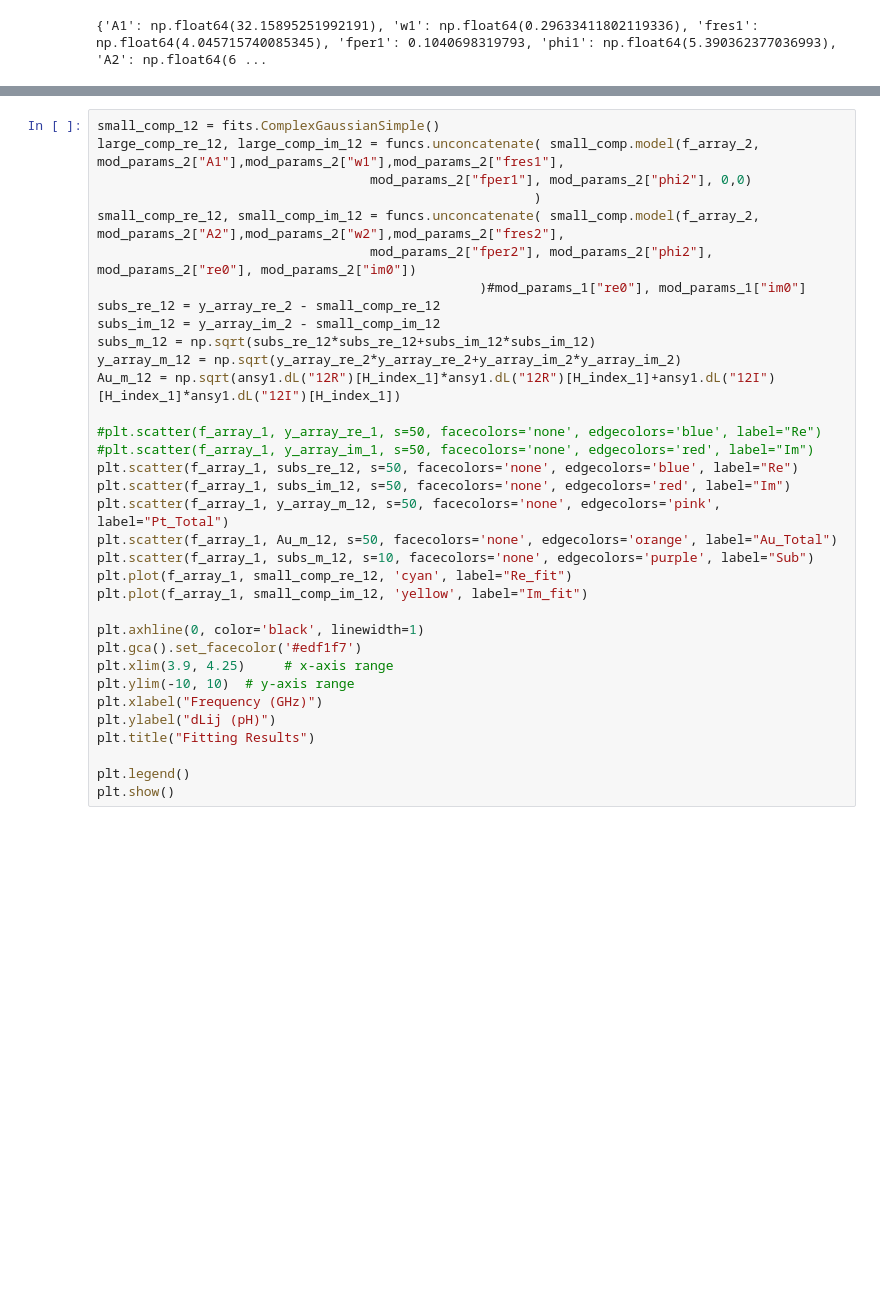
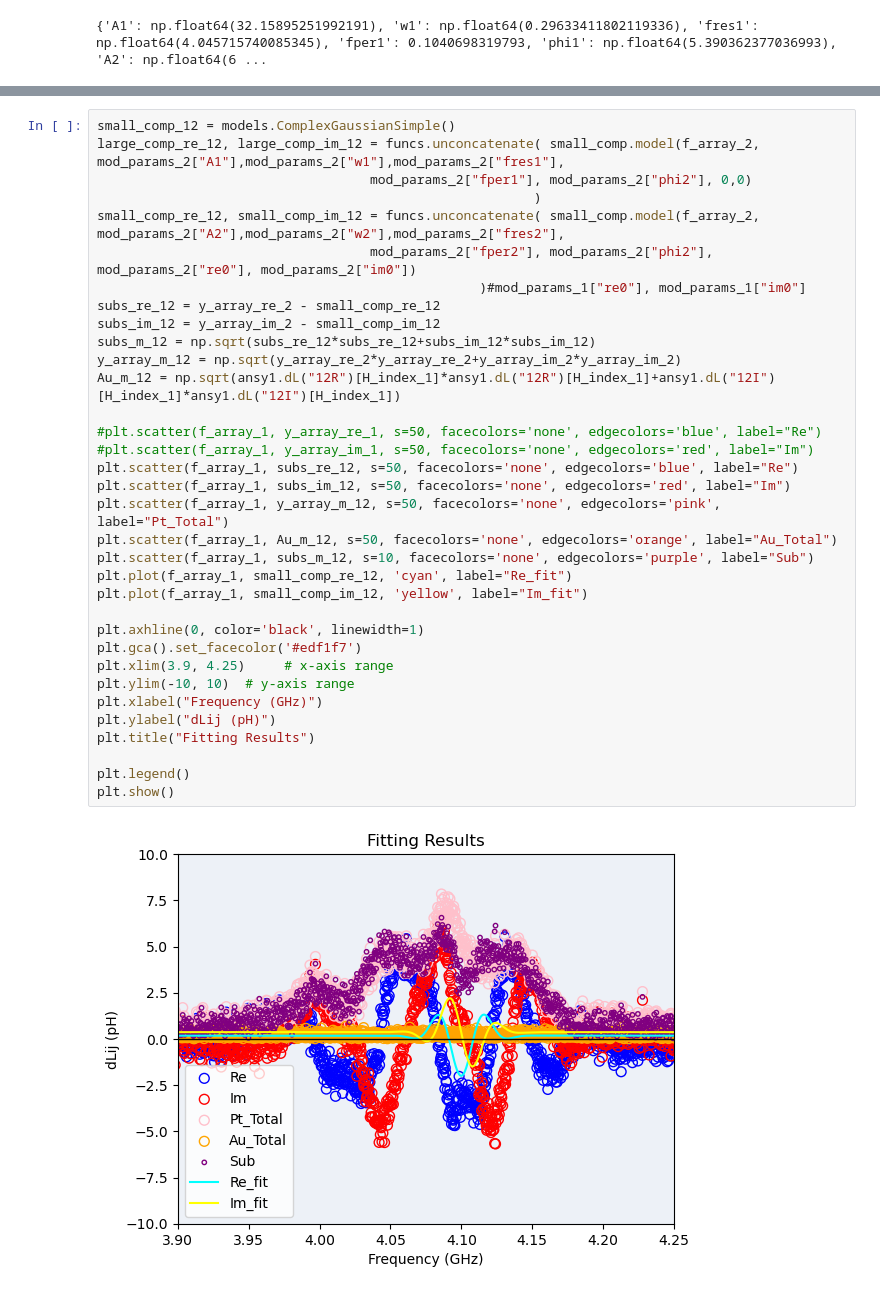
Before and after one commit to FenHarel95/VNA_analysis, a Jupyter notebook: vFZU/Fitting_FMR_lorentzian_vFZU.ipynb, the cells around one changed output, grey strips where cells are left out. Saved outputs shown, nothing was run; the diff lists cells and outputs as text; blank space fills up the shorter version.

```diff
--- a/vFZU/Fitting_FMR_lorentzian_vFZU.ipynb
+++ b/vFZU/Fitting_FMR_lorentzian_vFZU.ipynb
@@ -301,37 +355,39 @@ mod_params_2 = fitter_2.manipulator_fit(max_variation, step)
 # %%
-small_comp_12 = fits.ComplexGaussianSimple()
+small_comp_12 = models.ComplexGaussianSimple()
 large_comp_re_12, large_comp_im_12 = funcs.unconcatenate( small_comp.model(f_array_2, mod_params_2["A1"],mod_params_2["w1"],mod_params_2["fres1"],
                                    mod_params_2["fper1"], mod_params_2["phi2"], 0,0)
                                                         )
 small_comp_re_12, small_comp_im_12 = funcs.unconcatenate( small_comp.model(f_array_2, mod_params_2["A2"],mod_params_2["w2"],mod_params_2["fres2"],
                                    mod_params_2["fper2"], mod_params_2["phi2"], mod_params_2["re0"], mod_params_2["im0"])
                                                  )#mod_params_1["re0"], mod_params_1["im0"]
 subs_re_12 = y_array_re_2 - small_comp_re_12
 subs_im_12 = y_array_im_2 - small_comp_im_12
 subs_m_12 = np.sqrt(subs_re_12*subs_re_12+subs_im_12*subs_im_12)
 y_array_m_12 = np.sqrt(y_array_re_2*y_array_re_2+y_array_im_2*y_array_im_2)
 Au_m_12 = np.sqrt(ansy1.dL("12R")[H_index_1]*ansy1.dL("12R")[H_index_1]+ansy1.dL("12I")[H_index_1]*ansy1.dL("12I")[H_index_1])
 
 #plt.scatter(f_array_1, y_array_re_1, s=50, facecolors='none', edgecolors='blue', label="Re")
 #plt.scatter(f_array_1, y_array_im_1, s=50, facecolors='none', edgecolors='red', label="Im")
 plt.scatter(f_array_1, subs_re_12, s=50, facecolors='none', edgecolors='blue', label="Re")
 plt.scatter(f_array_1, subs_im_12, s=50, facecolors='none', edgecolors='red', label="Im")
 plt.scatter(f_array_1, y_array_m_12, s=50, facecolors='none', edgecolors='pink', label="Pt_Total")
 plt.scatter(f_array_1, Au_m_12, s=50, facecolors='none', edgecolors='orange', label="Au_Total")
 plt.scatter(f_array_1, subs_m_12, s=10, facecolors='none', edgecolors='purple', label="Sub")
 plt.plot(f_array_1, small_comp_re_12, 'cyan', label="Re_fit")
 plt.plot(f_array_1, small_comp_im_12, 'yellow', label="Im_fit")
 
 plt.axhline(0, color='black', linewidth=1)
 plt.gca().set_facecolor('#edf1f7')
 plt.xlim(3.9, 4.25)     # x-axis range
 plt.ylim(-10, 10)  # y-axis range
 plt.xlabel("Frequency (GHz)")
 plt.ylabel("dLij (pH)")
 plt.title("Fitting Results")
 
 plt.legend()
 plt.show()
+# %% [output]
+[figure, added]
 # %%
 plt.scatter(f_array_1, subs_m, s=40, facecolors='none', edgecolors='purple', label="k>0")
 plt.scatter(f_array_1, subs_m_12, s=40, facecolors='none', edgecolors='orange', label="k<0")
```
Also changed, not shown: parts of 22 cells of this notebook.
